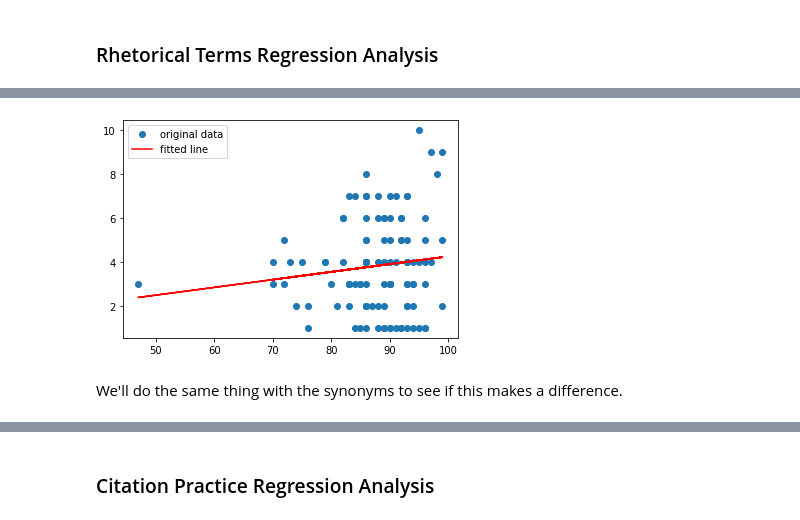
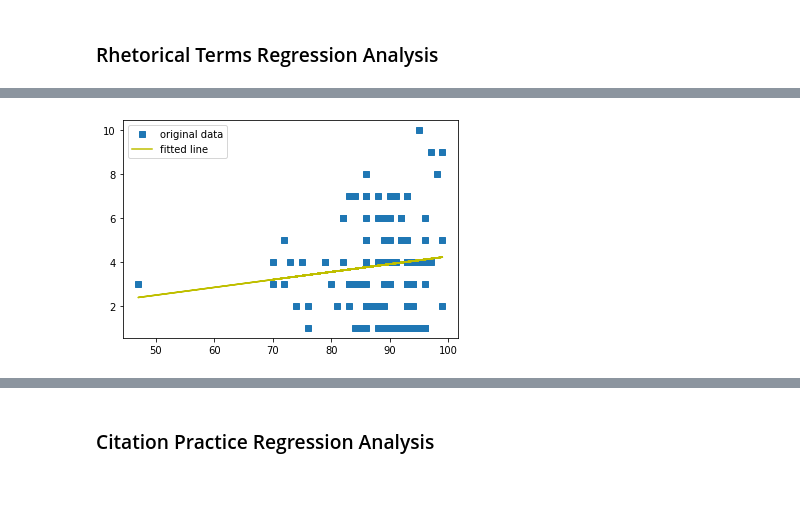
Before and after one commit to mkane968/Text-Mining-with-Student-Papers, a Jupyter notebook: notebooks/Text_Mining_Student_Papers_12_2022.ipynb, the cells around one changed output, grey strips where cells are left out. Cells and saved outputs as stored; diff of their text form; code cells hidden in the pictures; blank space fills up the shorter version.

```diff
--- a/notebooks/Text_Mining_Student_Papers_12_2022.ipynb
+++ b/notebooks/Text_Mining_Student_Papers_12_2022.ipynb
@@ -1241,8 +1213,8 @@ result = stats.linregress(x, y)
 
 print(f"R-squared for Terms Per Paragraph: {result.rvalue**2:}")
 
-plt.plot(x, y, 'o', label='original data')
-plt.plot(x, result.intercept + result.slope*x, 'r', label='fitted line')
+plt.plot(x, y, 's', label='original data')
+plt.plot(x, result.intercept + result.slope*x, 'y', label='fitted line')
 plt.legend()
 plt.show()
 # %% [output]
@@ -1250,3 +1222 @@ R-squared for Terms Per Paragraph: 0.016040691362699217
-[figure, old version]
+[figure, new version]
-# %% [markdown]
-We'll do the same thing with the synonyms to see if this makes a difference.
```
Also changed, not shown: parts of 40 cells of this notebook.
